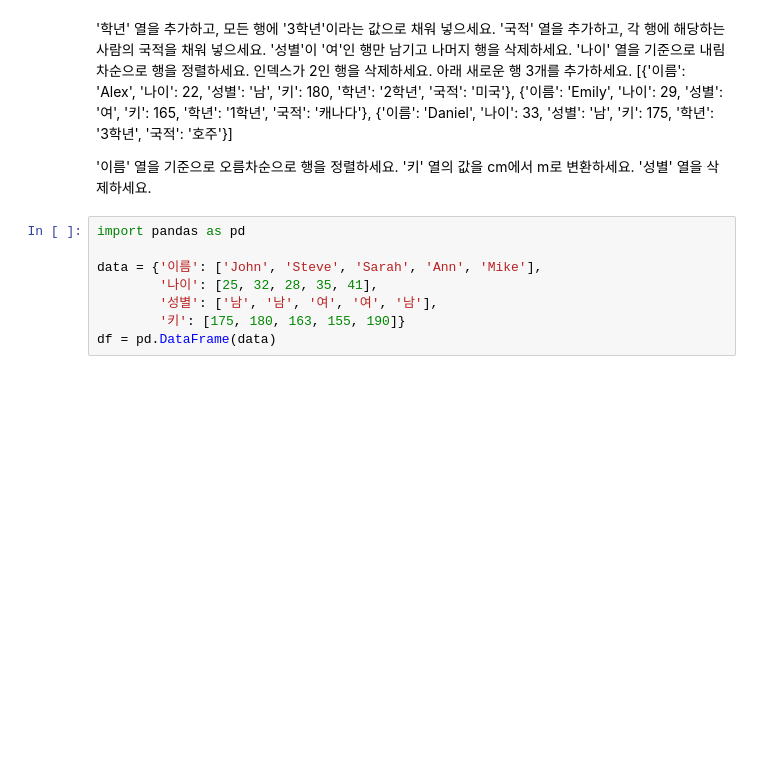
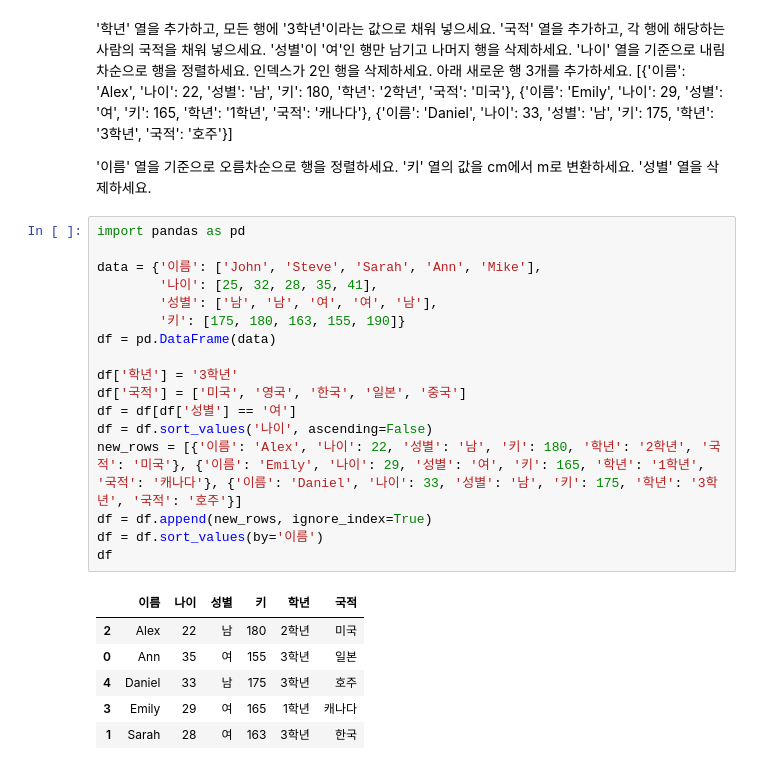
Before and after one commit to hong-sehyun/Python, a Jupyter notebook: edu/day7.ipynb, the cells around one changed output. Drawn from its saved outputs; the diff is of its cells as text; blank space fills up the shorter version.

```diff
--- a/edu/day7.ipynb
+++ b/edu/day7.ipynb
@@ -76,8 +83,24 @@ df['나이'] = df['나이'].astype(int)
 # %%
 import pandas as pd
 
 data = {'이름': ['John', 'Steve', 'Sarah', 'Ann', 'Mike'],
         '나이': [25, 32, 28, 35, 41],
         '성별': ['남', '남', '여', '여', '남'],
         '키': [175, 180, 163, 155, 190]}
 df = pd.DataFrame(data)
+
+df['학년'] = '3학년'
+df['국적'] = ['미국', '영국', '한국', '일본', '중국']
+df = df[df['성별'] == '여']
+df = df.sort_values('나이', ascending=False)
+new_rows = [{'이름': 'Alex', '나이': 22, '성별': '남', '키': 180, '학년': '2학년', '국적': '미국'}, {'이름': 'Emily', '나이': 29, '성별': '여', '키': 165, '학년': '1학년', '국적': '캐나다'}, {'이름': 'Daniel', '나이': 33, '성별': '남', '키': 175, '학년': '3학년', '국적': '호주'}]
+df = df.append(new_rows, ignore_index=True)
+df = df.sort_values(by='이름')
+df
+# %% [output]
+|  | 이름 | 나이 | 성별 | 키 | 학년 | 국적 |
+| 2 | Alex | 22 | 남 | 180 | 2학년 | 미국 |
+| 0 | Ann | 35 | 여 | 155 | 3학년 | 일본 |
+| 4 | Daniel | 33 | 남 | 175 | 3학년 | 호주 |
+| 3 | Emily | 29 | 여 | 165 | 1학년 | 캐나다 |
+| 1 | Sarah | 28 | 여 | 163 | 3학년 | 한국 |
```
Also changed, not shown: parts of 10 cells of this notebook, 2 other files.
